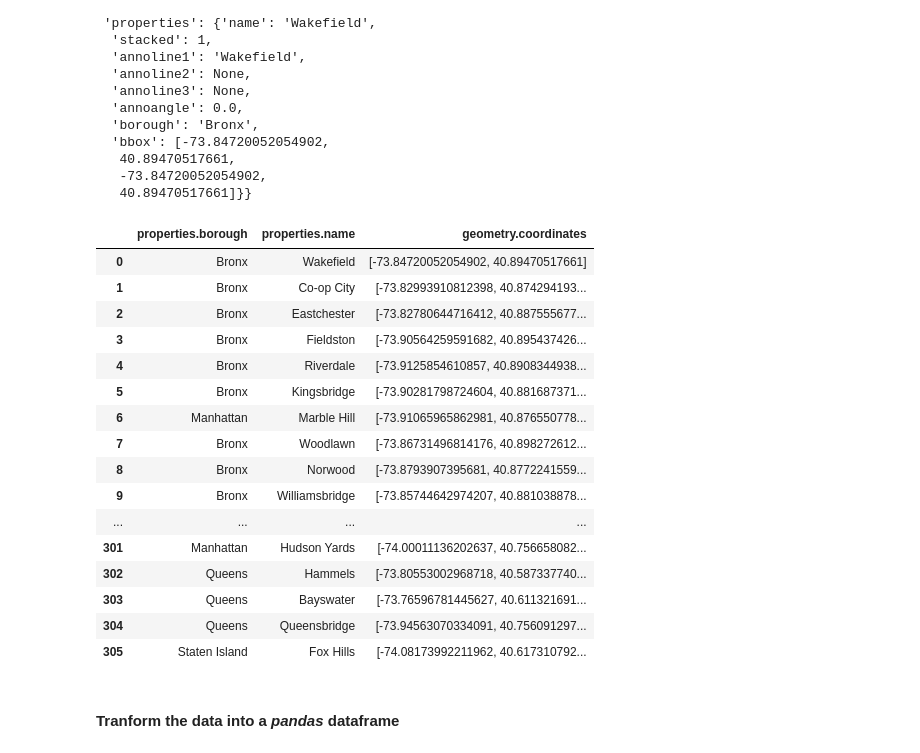
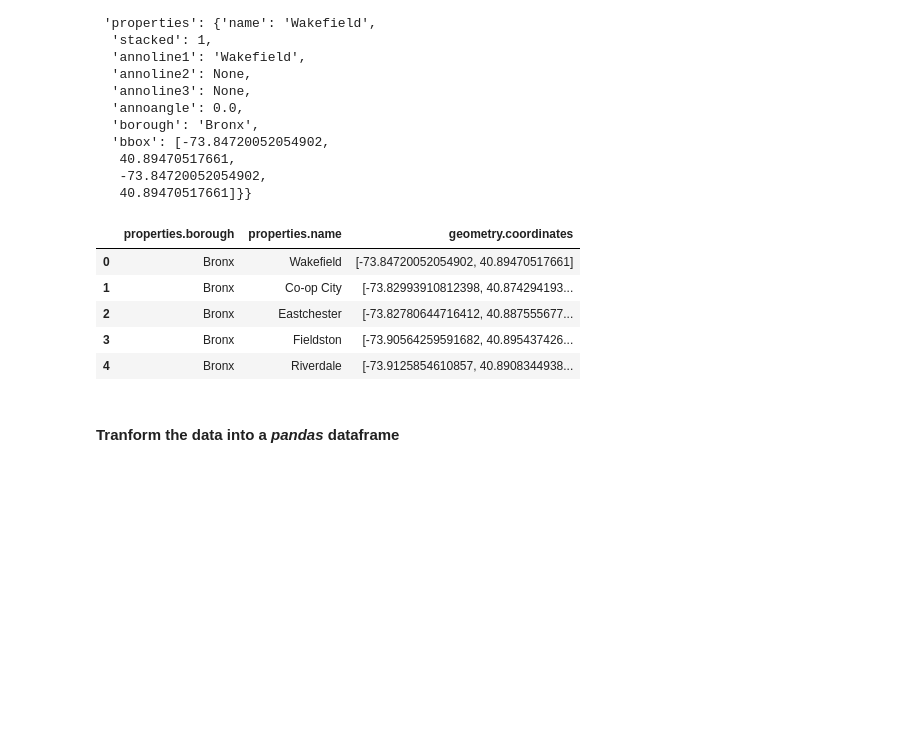
Before and after one commit to smeteo/IBM_Data_Science, a Jupyter notebook: DS0701EN-3-3-2-Neighborhoods-New-York-py-v2.0.ipynb, the cells around one changed output. Drawn from its saved outputs; the diff is of its cells as text; code cells hidden in the pictures; blank space fills up the shorter version.

```diff
--- a/DS0701EN-3-3-2-Neighborhoods-New-York-py-v2.0.ipynb
+++ b/DS0701EN-3-3-2-Neighborhoods-New-York-py-v2.0.ipynb
@@ -131,25 +115,14 @@ neighborhoods_data[0]
    -73.84720052054902,
    40.89470517661]}}
 # %%
-pd.json_normalize(neighborhoods_data)[['properties.borough','properties.name','geometry.coordinates']]
+pd.json_normalize(neighborhoods_data)[['properties.borough','properties.name','geometry.coordinates']].head()
 # %% [output]
 |  | properties.borough | properties.name | geometry.coordinates |
 | 0 | Bronx | Wakefield | [-73.84720052054902, 40.89470517661] |
 | 1 | Bronx | Co-op City | [-73.82993910812398, 40.874294193... |
 | 2 | Bronx | Eastchester | [-73.82780644716412, 40.887555677... |
 | 3 | Bronx | Fieldston | [-73.90564259591682, 40.895437426... |
 | 4 | Bronx | Riverdale | [-73.9125854610857, 40.8908344938... |
-| 5 | Bronx | Kingsbridge | [-73.90281798724604, 40.881687371... |
-| 6 | Manhattan | Marble Hill | [-73.91065965862981, 40.876550778... |
-| 7 | Bronx | Woodlawn | [-73.86731496814176, 40.898272612... |
-| 8 | Bronx | Norwood | [-73.8793907395681, 40.8772241559... |
-| 9 | Bronx | Williamsbridge | [-73.85744642974207, 40.881038878... |
-| ... | ... | ... | ... |
-| 301 | Manhattan | Hudson Yards | [-74.00011136202637, 40.756658082... |
-| 302 | Queens | Hammels | [-73.80553002968718, 40.587337740... |
-| 303 | Queens | Bayswater | [-73.76596781445627, 40.611321691... |
-| 304 | Queens | Queensbridge | [-73.94563070334091, 40.756091297... |
-| 305 | Staten Island | Fox Hills | [-74.08173992211962, 40.617310792... |
 # %% [markdown]
 #### Tranform the data into a _pandas_ dataframe
 # %% [markdown]
```
Also changed, not shown: parts of 2 cells of this notebook.
